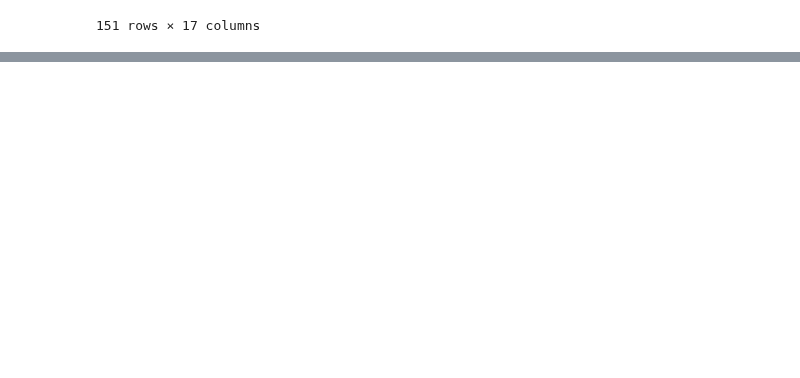
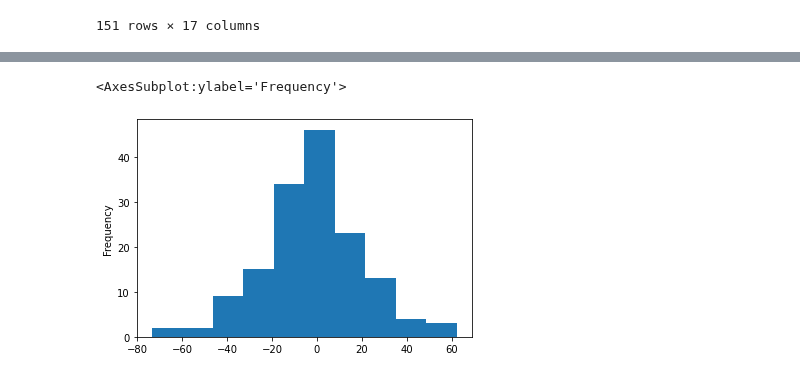
Before and after one commit to seriousdeejay/citynet, a Jupyter notebook: src/analyses/Brecht/06_comparing.ipynb, the cells around one changed output, grey strips where cells are left out. Drawn from its saved outputs; the diff is of its cells as text; code cells hidden in the pictures; blank space fills up the shorter version.

```diff
--- a/src/analyses/Brecht/06_comparing.ipynb
+++ b/src/analyses/Brecht/06_comparing.ipynb
@@ -263,0 +358,9 @@ df.to_csv(fp, index = False, sep=';')
+# %%
+# verschil percentage groter kleiner
+def estimation(row, pred_col, res_col):
+    percentage = (row[res_col] / row[pred_col]) * 100
+
+    return round(percentage, 2)
+# %%
+df_cities['fr_estimation'] = df_cities.apply(estimation, pred_col = 'fr_pred', res_col = 'fr_res', axis = 1)
+df_cities['en_estimation'] = df_cities.apply(estimation, pred_col = 'en_pred', res_col = 'en_res', axis = 1)
@@ -263,0 +386,10 @@ df.to_csv(fp, index = False, sep=';')
+# %%
+# verschil percentage groter kleiner
+def estimation2(row, pred_col, degree_col):
+    residual = row[degree_col] - row[pred_col]
+    percentage = (residual / row[pred_col]) * 100
+
+    return round(percentage, 2)
+# %%
+df_cities['fr_estimation_e'] = df_cities.apply(estimation2, pred_col = 'fr_pred_exp', degree_col = 'fr_degree', axis = 1)
+df_cities['en_estimation_e'] = df_cities.apply(estimation2, pred_col = 'en_pred_exp', degree_col = 'en_degree', axis = 1)
@@ -263,0 +415,5 @@ df.to_csv(fp, index = False, sep=';')
+# %%
+df_cities.en_estimation.plot.hist()
+# %% [output]
+<AxesSubplot:ylabel='Frequency'>
+[figure, added]
```
Also changed, not shown: parts of 20 cells of this notebook, 3 other files.
